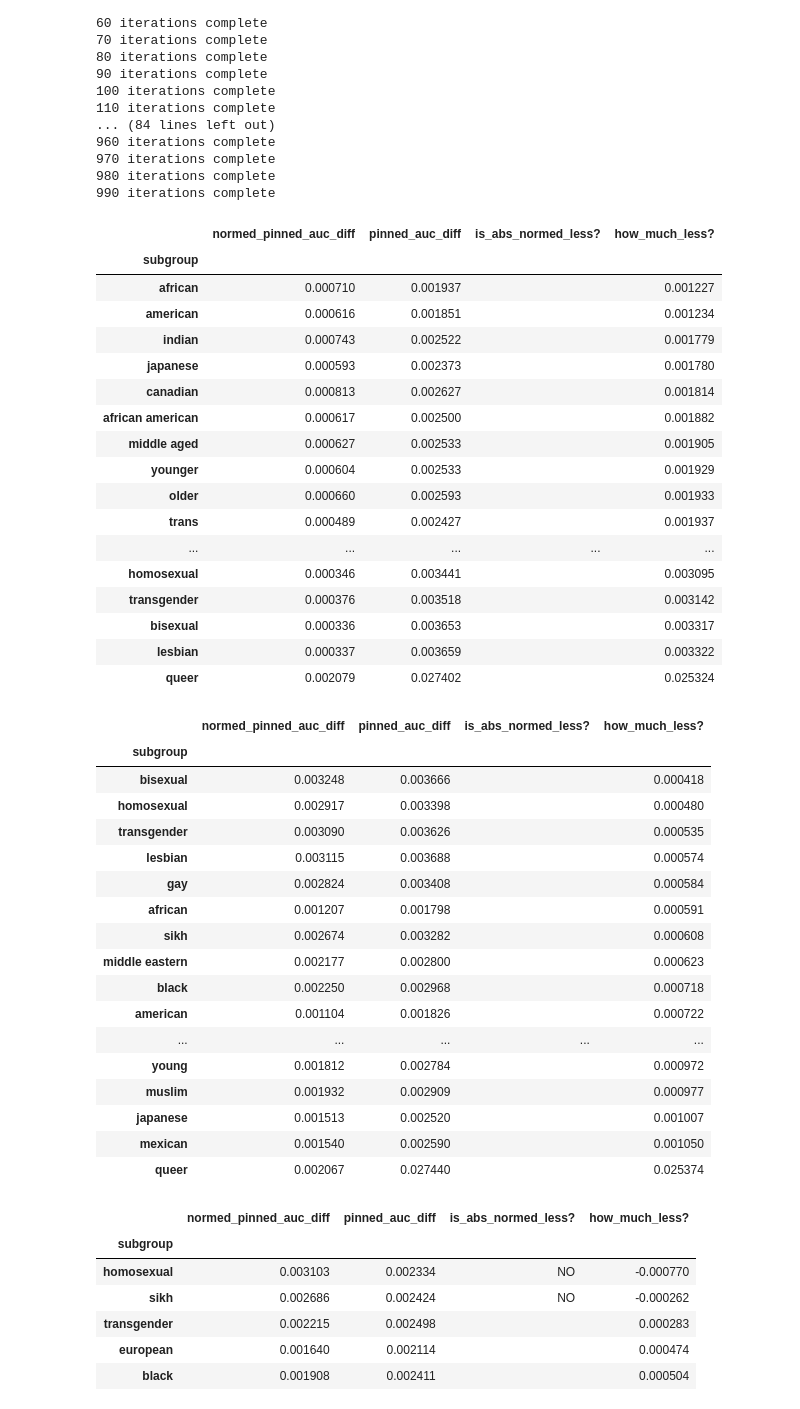
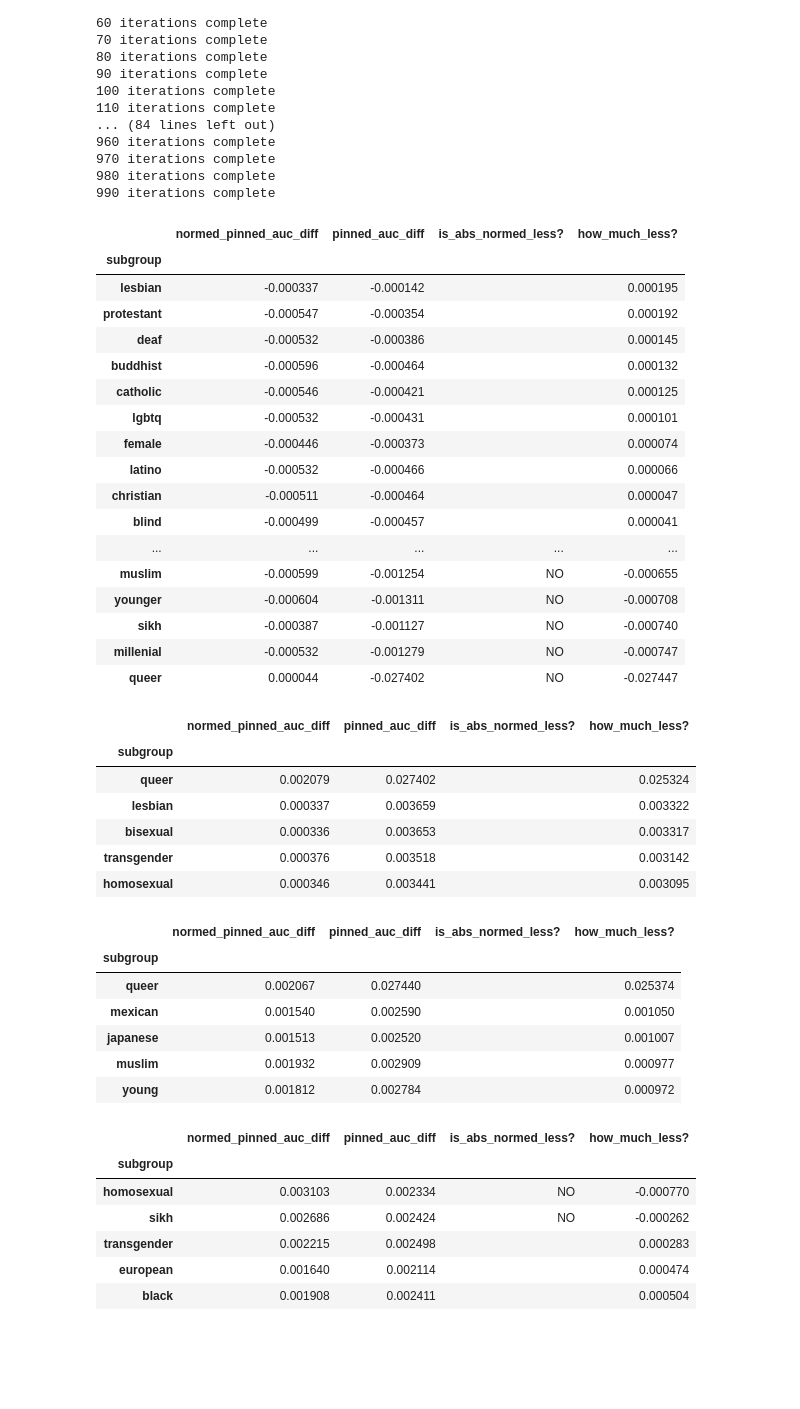
Before and after one commit to ianchou/unintended-ml-bias-analysis, a Jupyter notebook: unintended_ml_bias/mann_whitney_analysis_repeated.ipynb, the cells around one changed output. Saved outputs shown, nothing was run; the diff lists cells and outputs as text; code cells hidden in the pictures; blank space fills up the shorter version.

Commit message:
Remove absolute value

```diff
--- a/unintended_ml_bias/mann_whitney_analysis_repeated.ipynb
+++ b/unintended_ml_bias/mann_whitney_analysis_repeated.ipynb
@@ -174,63 +174,67 @@ run_iterations(1000, ['queer'], 'mann_whitney_analysis_skew_queer_only_skewed_ba
 # FILE = 'mann_whitney_analysis_skew_queer_only.csv'
 # df.to_csv(FILE)
 # %%
-def print_table_from_csv(filepath):
+def print_table_from_csv(filepath, use_absolute_value):
     # This code does the absolute value BEFORE grouping + taking the mean
     # Copy is needed to not affect the original columns (by setting absolute values)
     abs_df = pd.read_csv(filepath)
-    abs_df['normed_pinned_auc_diff'] = abs_df['normed_pinned_auc_diff'].abs()
-    abs_df['pinned_auc_diff'] = abs_df['pinned_auc_diff'].abs()
+    if use_absolute_value:
+        abs_df['normed_pinned_auc_diff'] = abs_df['normed_pinned_auc_diff'].abs()
+        abs_df['pinned_auc_diff'] = abs_df['pinned_auc_diff'].abs()
     mean_columns = ['subgroup', 'normed_pinned_auc_diff', 'pinned_auc_diff']
     mean_df = abs_df[mean_columns].groupby('subgroup').mean()
 
-    normed_pinned_auc_diff_abs = mean_df['normed_pinned_auc_diff'].abs()
-    pinned_auc_diff_abs = mean_df['pinned_auc_diff'].abs()
+    if use_absolute_value:
+        normed_pinned_auc_diff_abs = mean_df['normed_pinned_auc_diff'].abs()
+        pinned_auc_diff_abs = mean_df['pinned_auc_diff'].abs()
+    else:
+        normed_pinned_auc_diff_abs = mean_df['normed_pinned_auc_diff']
+        pinned_auc_diff_abs = mean_df['pinned_auc_diff']
     mean_df['is_abs_normed_less?'] = np.where(normed_pinned_auc_diff_abs < pinned_auc_diff_abs, '', 'NO')
     mean_df['how_much_less?'] = pinned_auc_diff_abs - normed_pinned_auc_diff_abs
 
-    return mean_df.sort_values('how_much_less?')
+    return mean_df.sort_values('how_much_less?', ascending=False)
 # %%
-print_table_from_csv('mann_whitney_analysis_skew_queer_only_skewed_balanced_set_no_sampling.csv')
+print_table_from_csv('mann_whitney_analysis_skew_queer_only_skewed_balanced_set_no_sampling.csv', False)
 # %% [output]
 |  | normed_pinned_auc_diff | pinned_auc_diff | is_abs_normed_less? | how_much_less? |
 | subgroup |  |  |  |  |
-| african | 0.000710 | 0.001937 |  | 0.001227 |
-| american | 0.000616 | 0.001851 |  | 0.001234 |
-| indian | 0.000743 | 0.002522 |  | 0.001779 |
-| japanese | 0.000593 | 0.002373 |  | 0.001780 |
-| canadian | 0.000813 | 0.002627 |  | 0.001814 |
-| african american | 0.000617 | 0.002500 |  | 0.001882 |
-| middle aged | 0.000627 | 0.002533 |  | 0.001905 |
-| younger | 0.000604 | 0.002533 |  | 0.001929 |
-| older | 0.000660 | 0.002593 |  | 0.001933 |
-| trans | 0.000489 | 0.002427 |  | 0.001937 |
+| lesbian | -0.000337 | -0.000142 |  | 0.000195 |
+| protestant | -0.000547 | -0.000354 |  | 0.000192 |
+| deaf | -0.000532 | -0.000386 |  | 0.000145 |
+| buddhist | -0.000596 | -0.000464 |  | 0.000132 |
+| catholic | -0.000546 | -0.000421 |  | 0.000125 |
+| lgbtq | -0.000532 | -0.000431 |  | 0.000101 |
+| female | -0.000446 | -0.000373 |  | 0.000074 |
+| latino | -0.000532 | -0.000466 |  | 0.000066 |
+| christian | -0.000511 | -0.000464 |  | 0.000047 |
+| blind | -0.000499 | -0.000457 |  | 0.000041 |
 | ... | ... | ... | ... | ... |
-| homosexual | 0.000346 | 0.003441 |  | 0.003095 |
-| transgender | 0.000376 | 0.003518 |  | 0.003142 |
-| bisexual | 0.000336 | 0.003653 |  | 0.003317 |
-| lesbian | 0.000337 | 0.003659 |  | 0.003322 |
-| queer | 0.002079 | 0.027402 |  | 0.025324 |
+| muslim | -0.000599 | -0.001254 | NO | -0.000655 |
+| younger | -0.000604 | -0.001311 | NO | -0.000708 |
+| sikh | -0.000387 | -0.001127 | NO | -0.000740 |
+| millenial | -0.000532 | -0.001279 | NO | -0.000747 |
+| queer | 0.000044 | -0.027402 | NO | -0.027447 |
+# %%
+print_table_from_csv('mann_whitney_analysis_skew_queer_only_skewed_balanced_set_no_sampling.csv', True).head()
+# %% [output]
+|  | normed_pinned_auc_diff | pinned_auc_diff | is_abs_normed_less? | how_much_less? |
+| subgroup |  |  |  |  |
+| queer | 0.002079 | 0.027402 |  | 0.025324 |
+| lesbian | 0.000337 | 0.003659 |  | 0.003322 |
+| bisexual | 0.000336 | 0.003653 |  | 0.003317 |
+| transgender | 0.000376 | 0.003518 |  | 0.003142 |
+| homosexual | 0.000346 | 0.003441 |  | 0.003095 |
 # %%
-print_table_from_csv('mann_whitney_analysis_skew_queer_only_skewed_balanced_set.csv')
+print_table_from_csv('mann_whitney_analysis_skew_queer_only_skewed_balanced_set.csv', True).head()
 # %% [output]
 |  | normed_pinned_auc_diff | pinned_auc_diff | is_abs_normed_less? | how_much_less? |
 | subgroup |  |  |  |  |
-| bisexual | 0.003248 | 0.003666 |  | 0.000418 |
-| homosexual | 0.002917 | 0.003398 |  | 0.000480 |
-| transgender | 0.003090 | 0.003626 |  | 0.000535 |
-| lesbian | 0.003115 | 0.003688 |  | 0.000574 |
-| gay | 0.002824 | 0.003408 |  | 0.000584 |
-| african | 0.001207 | 0.001798 |  | 0.000591 |
-| sikh | 0.002674 | 0.003282 |  | 0.000608 |
-| middle eastern | 0.002177 | 0.002800 |  | 0.000623 |
-| black | 0.002250 | 0.002968 |  | 0.000718 |
-| american | 0.001104 | 0.001826 |  | 0.000722 |
-| ... | ... | ... | ... | ... |
+| queer | 0.002067 | 0.027440 |  | 0.025374 |
+| mexican | 0.001540 | 0.002590 |  | 0.001050 |
+| japanese | 0.001513 | 0.002520 |  | 0.001007 |
+| muslim | 0.001932 | 0.002909 |  | 0.000977 |
 | young | 0.001812 | 0.002784 |  | 0.000972 |
-| muslim | 0.001932 | 0.002909 |  | 0.000977 |
-| japanese | 0.001513 | 0.002520 |  | 0.001007 |
-| mexican | 0.001540 | 0.002590 |  | 0.001050 |
-| queer | 0.002067 | 0.027440 |  | 0.025374 |
 # %%
 print_table_from_csv('mann_whitney_analysis_skew_queer_only.csv')
 # %% [output]
```
